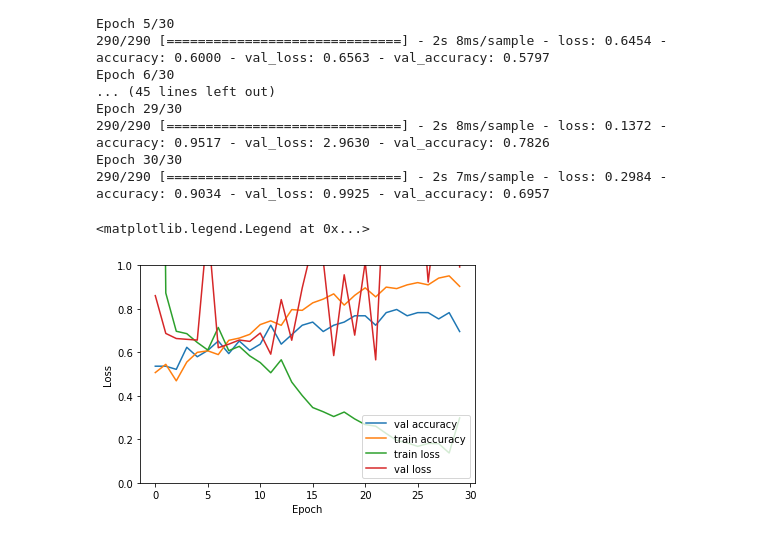
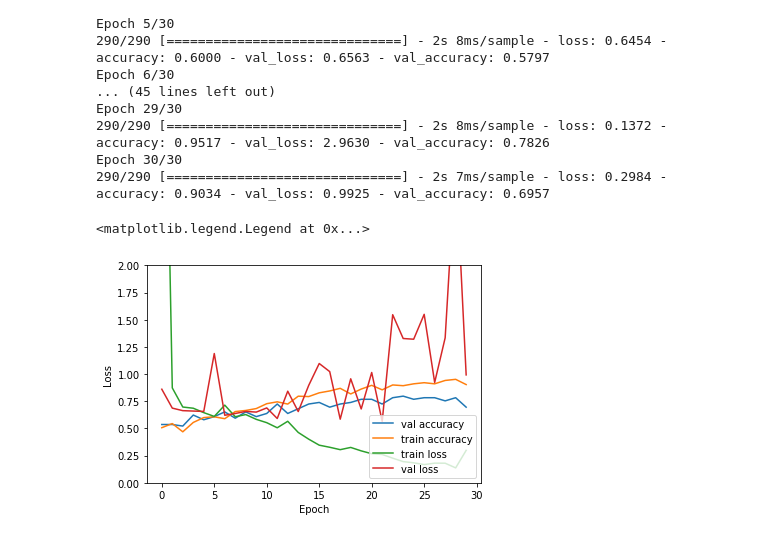
Before and after one commit to darshankrishnaswamy/Pedestrian-Assistant, a Jupyter notebook: imgread.ipynb, the cells around one changed output. Drawn from its saved outputs; the diff is of its cells as text; code cells hidden in the pictures.

Commit message:
graph v2

```diff
--- a/imgread.ipynb
+++ b/imgread.ipynb
@@ -210,29 +210,29 @@ Epoch 30/30
 # %%
 import matplotlib.pyplot as plt
 %matplotlib inline
 plt.plot(history.history['val_accuracy'], label='val accuracy')
 plt.xlabel('Epoch')
 plt.ylabel('Accuracy')
-plt.ylim([0, 1])
+plt.ylim([0, 2])
 plt.legend(loc='lower right')
 plt.plot(history.history['accuracy'], label='train accuracy')
 plt.xlabel('Epoch')
 plt.ylabel('Accuracy')
-plt.ylim([0, 1])
+plt.ylim([0, 2])
 plt.legend(loc='lower right')
 plt.plot(history.history['loss'], label='train loss')
 plt.xlabel('Epoch')
 plt.ylabel('Loss')
-plt.ylim([0, 1])
+plt.ylim([0, 2])
 plt.legend(loc='lower right')
 plt.plot(history.history['val_loss'], label='val loss')
 plt.xlabel('Epoch')
 plt.ylabel('Loss')
-plt.ylim([0, 1])
+plt.ylim([0, 2])
 plt.legend(loc='lower right')
 # %% [output]
 <matplotlib.legend.Legend at 0x...>
-[figure, old version]
+[figure, new version]
 # %%
 model.save('nn.h5')
 # %%
```
